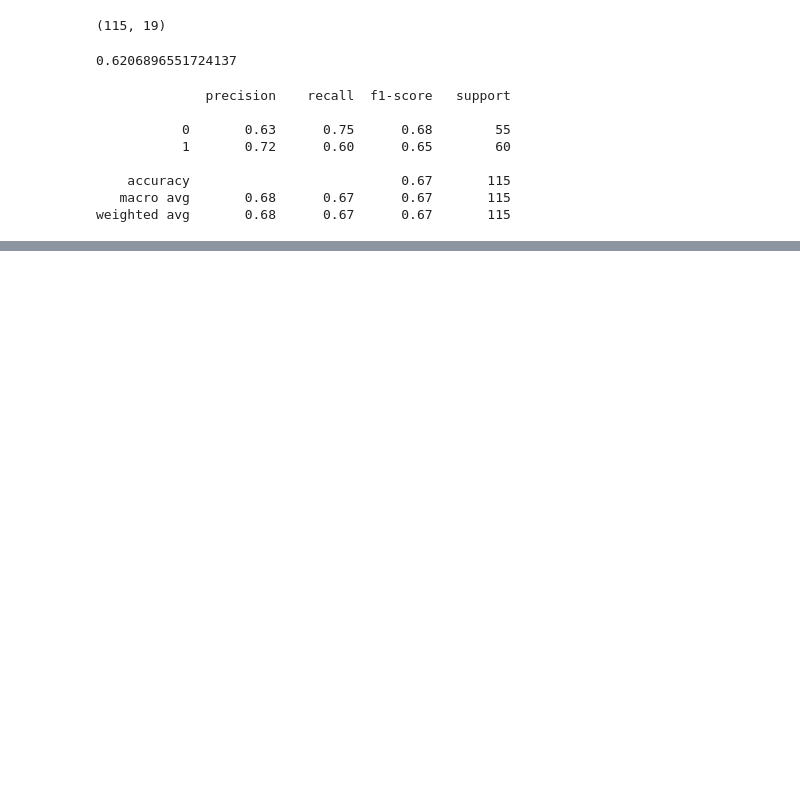
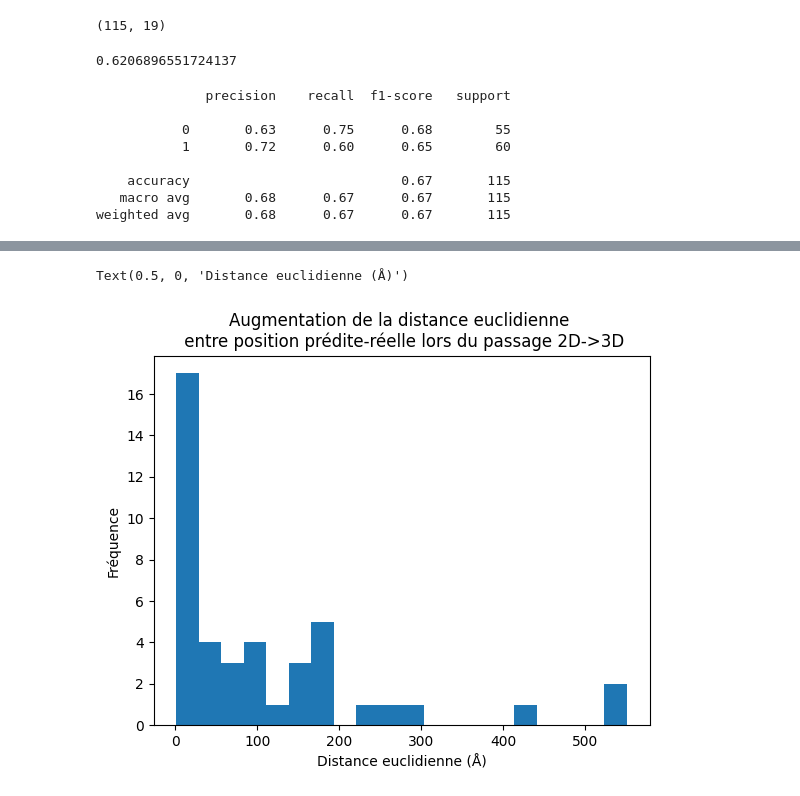
Before and after one commit to mc-will/BYU_Locating-Bacterial_Flagellar_Motors_2025, a Jupyter notebook: notebooks/ThomasDenoirjean_test_workflow.ipynb, the cells around one changed output, grey strips where cells are left out. Saved outputs shown, nothing was run; the diff lists cells and outputs as text; code cells hidden in the pictures; blank space fills up the shorter version.

```diff
--- a/notebooks/ThomasDenoirjean_test_workflow.ipynb
+++ b/notebooks/ThomasDenoirjean_test_workflow.ipynb
@@ -967,0 +979,8 @@ weighted avg       0.68      0.67      0.67       115
+# %%
+plt.hist(df_final['range_3D']-df_final['range_2D'], bins=20)
+plt.title('Augmentation de la distance euclidienne \n entre position prédite-réelle lors du passage 2D->3D')
+plt.ylabel('Fréquence')
+plt.xlabel('Distance euclidienne (Å)')
+# %% [output]
+Text(0.5, 0, 'Distance euclidienne (Å)')
+[figure, added]
```
Also changed, not shown: parts of 22 cells of this notebook, 4 other files.
